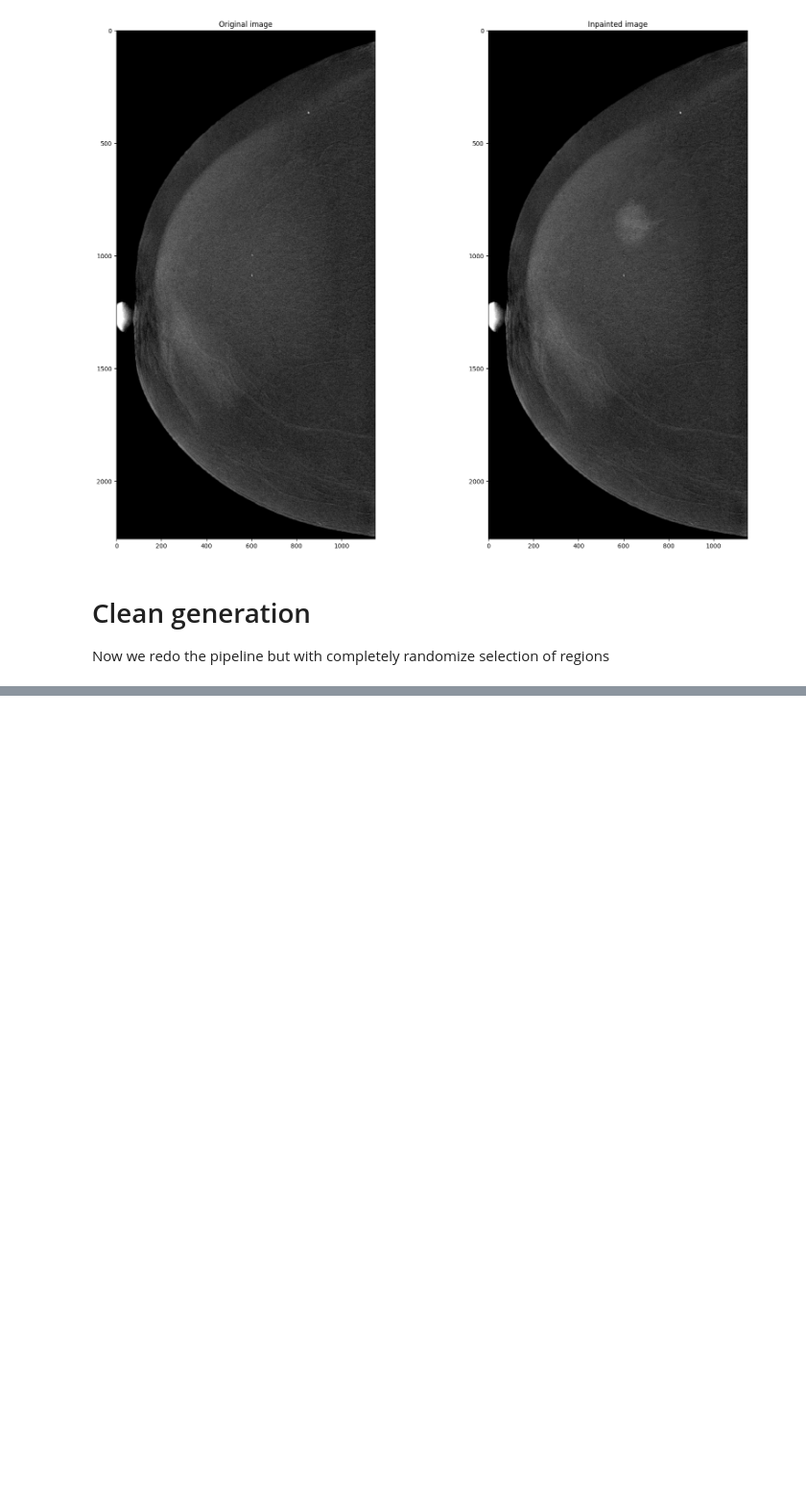
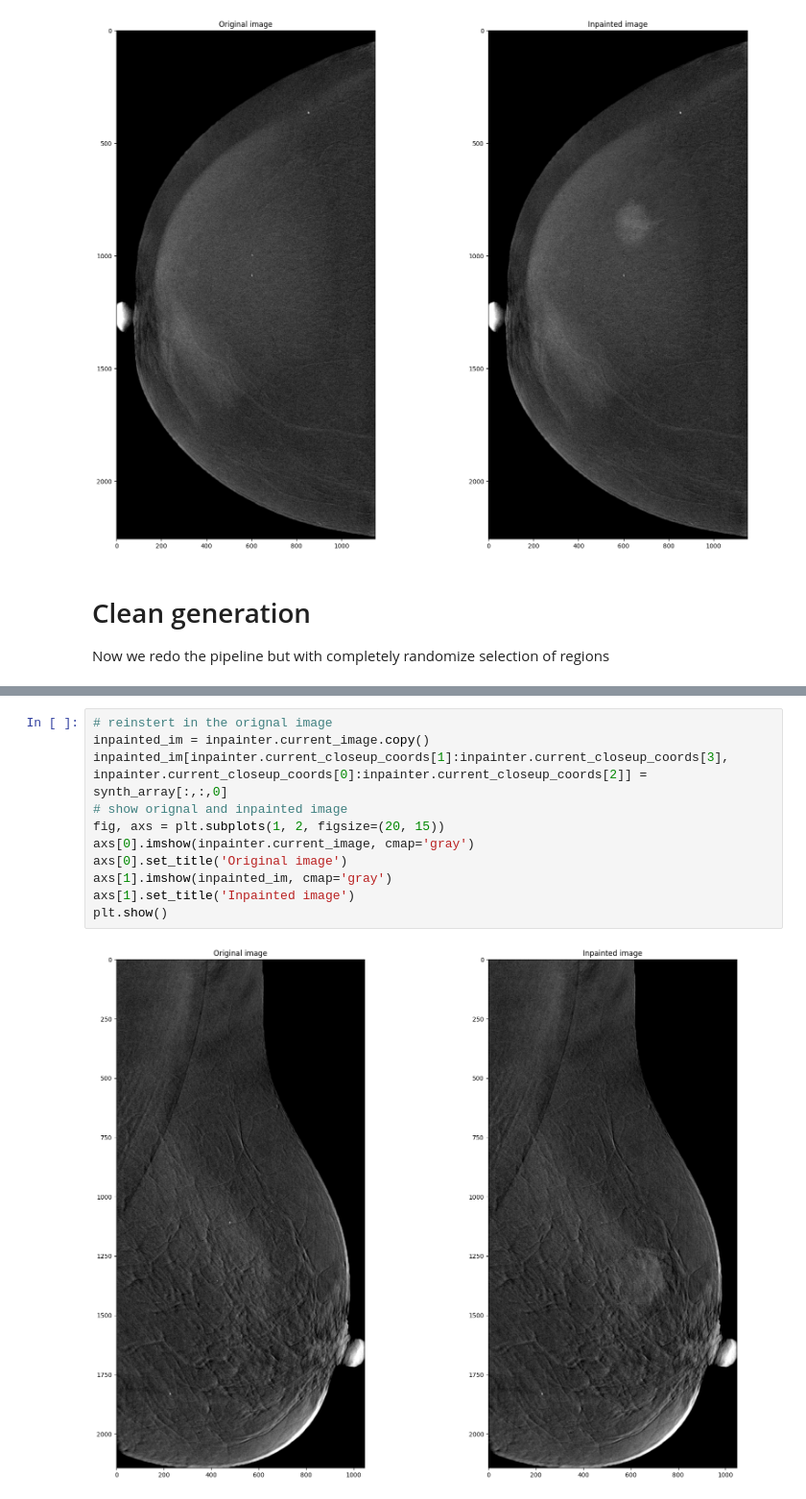
Before and after one commit to Likalto4/CEM-Detect, a Jupyter notebook: generation/inpainting/inference/inpainting_high_quality.ipynb, the cells around one changed output, grey strips where cells are left out. Shown at 96% size. Drawn from its saved outputs; the diff is of its cells as text; blank space fills up the shorter version.

```diff
--- a/generation/inpainting/inference/inpainting_high_quality.ipynb
+++ b/generation/inpainting/inference/inpainting_high_quality.ipynb
@@ -442,0 +489,13 @@ plt.show()
+# %%
+# reinstert in the orignal image
+inpainted_im = inpainter.current_image.copy()
+inpainted_im[inpainter.current_closeup_coords[1]:inpainter.current_closeup_coords[3], inpainter.current_closeup_coords[0]:inpainter.current_closeup_coords[2]] = synth_array[:,:,0]
+# show orignal and inpainted image
+fig, axs = plt.subplots(1, 2, figsize=(20, 15))
+axs[0].imshow(inpainter.current_image, cmap='gray')
+axs[0].set_title('Original image')
+axs[1].imshow(inpainted_im, cmap='gray')
+axs[1].set_title('Inpainted image')
+plt.show()
+# %% [output]
+[figure, added]
```
Also changed, not shown: parts of 5 cells of this notebook.
